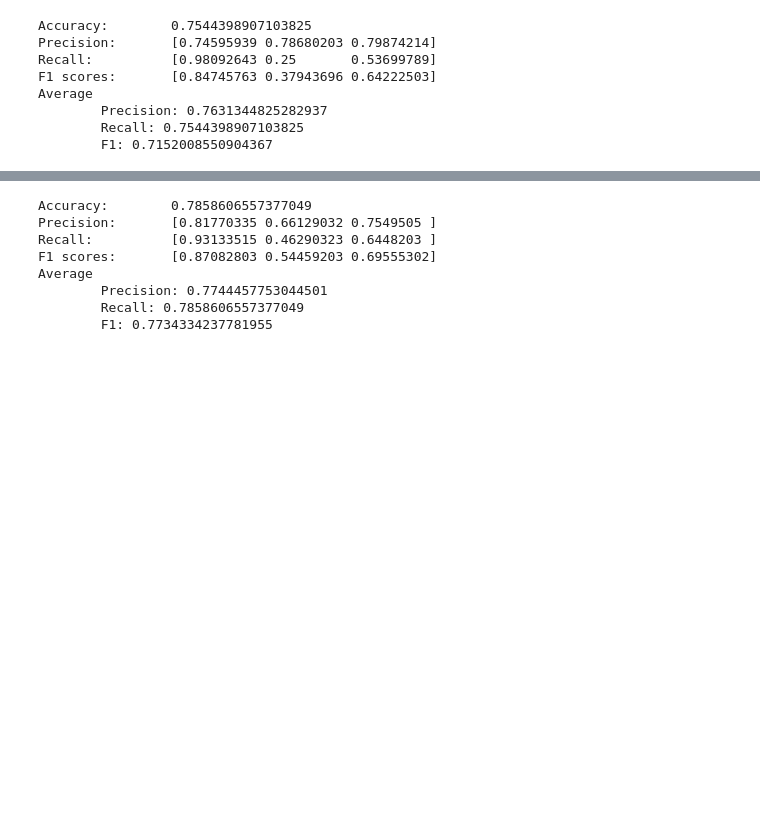
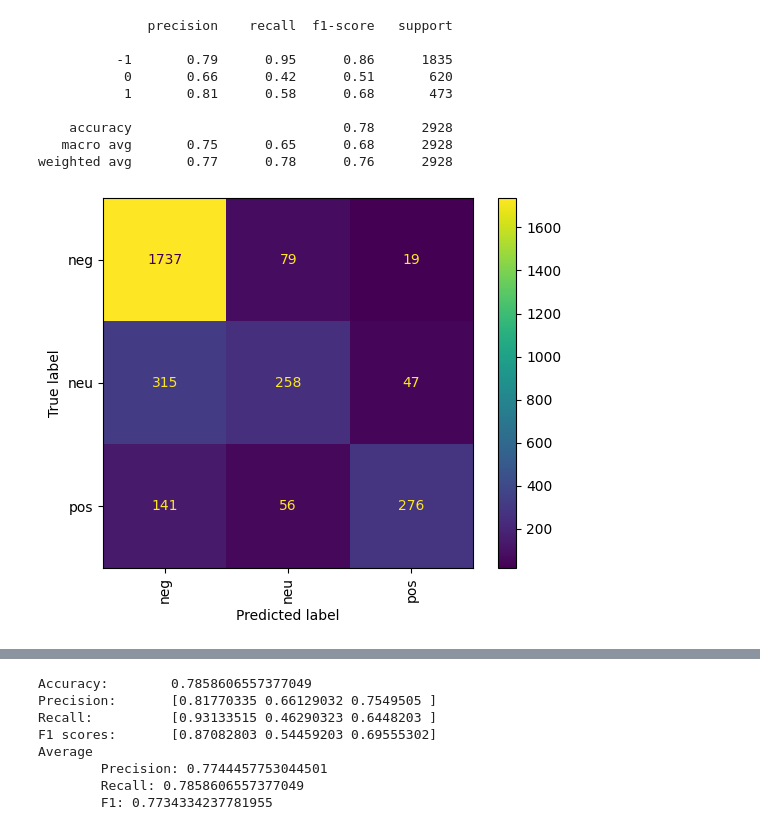
Before and after one commit to cosorio94/natalies-little-helper, a Jupyter notebook: notebooks/sentiment.ipynb, the cells around one changed output, grey strips where cells are left out. Cells and saved outputs as stored; diff of their text form; code cells hidden in the pictures; blank space fills up the shorter version.

```diff
--- a/notebooks/sentiment.ipynb
+++ b/notebooks/sentiment.ipynb
@@ -102,24 +107,20 @@ xTrain, xTest, yTrain, yTest = train_test_split(embeds, df.airline_sentiment, tr
 # %%
 clf = OneVsRestClassifier(Perceptron(n_jobs=-1), n_jobs=-1)
 # clf.fit(scaler.transform(xTrain), yTrain)
 clf.fit(xTrain, yTrain)
 
-yPred = clf.predict(xTest)
-
-precisions = precision_score(yTest, yPred, average=None)
-recalls = recall_score(yTest, yPred, average=None)
-f1s = f1_score(yTest, yPred, average=None)
-
-evaluate_score(yTest, yPred)
+yPred = evaluate_model(clf, xTest, yTest, yLabels)
 # %% [output]
-Accuracy:        0.7544398907103825
-Precision:       [0.74595939 0.78680203 0.79874214]
-Recall:          [0.98092643 0.25       0.53699789]
-F1 scores:       [0.84745763 0.37943696 0.64222503]
-Average
-        Precision: 0.7631344825282937
-        Recall: 0.7544398907103825
-        F1: 0.7152008550904367
+              precision    recall  f1-score   support
+
+          -1       0.79      0.95      0.86      1835
+           0       0.66      0.42      0.51       620
+           1       0.81      0.58      0.68       473
+
+    accuracy                           0.78      2928
+   macro avg       0.75      0.65      0.68      2928
+weighted avg       0.77      0.78      0.76      2928
+[figure, added]
 # %%
 clf = LinearSVC()
 clf.fit(xTrain, yTrain)
```
Also changed, not shown: parts of 24 cells of this notebook, 3 other files.
